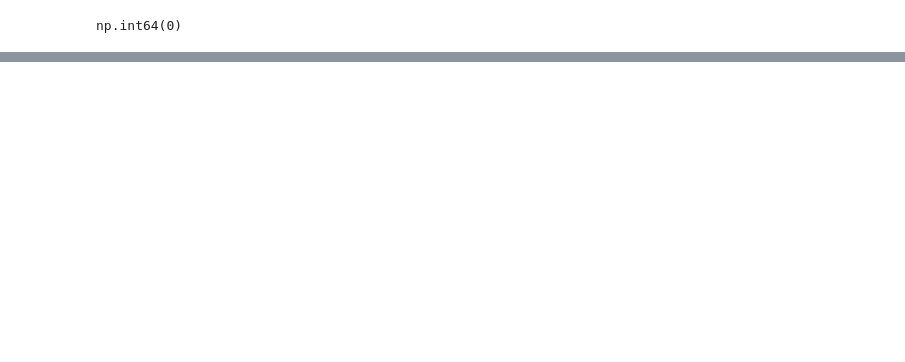
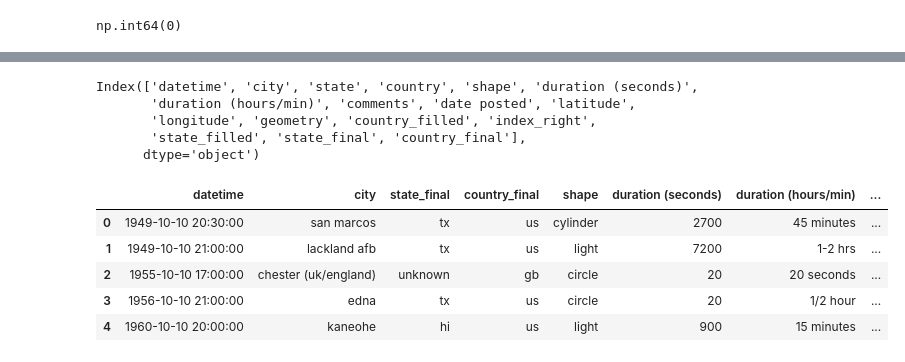
Before and after one commit to S9Den8/ufo-sightings-db, a Jupyter notebook: notebooks/ufo_sightings_initial_exploration.ipynb, the cells around one changed output, grey strips where cells are left out. Drawn from its saved outputs; the diff is of its cells as text; code cells hidden in the pictures; blank space fills up the shorter version.

```diff
--- a/notebooks/ufo_sightings_initial_exploration.ipynb
+++ b/notebooks/ufo_sightings_initial_exploration.ipynb
@@ -201,0 +943,8 @@ The following questions fall outside the scope of the current dataset and are no
+# %%
+# Apply conversion
+ufo_clean["country_final"] = ufo_clean["country_final"].map(
+    lambda x: country_name_to_code.get(x, x)    # keep same value if no match
+)
+
+# Preview results
+ufo_clean[["country", "country_filled", "country_final"]].head()
@@ -201,0 +986,3 @@ The following questions fall outside the scope of the current dataset and are no
+# %%
+# Ensure all country values are strings
+ufo_clean["country_final"] = ufo_clean["country_final"].astype(str)
@@ -201,0 +1006,6 @@ The following questions fall outside the scope of the current dataset and are no
+# %%
+# Apply conversion
+ufo_clean["country_final"] = ufo_clean["country_final"].apply(country_to_alpha2)
+
+# Review results
+sorted(ufo_clean["country_final"].dropna().unique())
@@ -201,0 +1155,8 @@ The following questions fall outside the scope of the current dataset and are no
+# %%
+ufo_clean["country_final"] = ufo_clean["country_final"].replace(
+    ["unknown", "nan", ""],
+    np.nan
+)
+
+# Verify results
+ufo_clean["country_final"].value_counts(dropna=False)
@@ -201,0 +1232,35 @@ The following questions fall outside the scope of the current dataset and are no
+# %%
+ufo_clean.columns
+# %% [output]
+Index(['datetime', 'city', 'state', 'country', 'shape', 'duration (seconds)',
+       'duration (hours/min)', 'comments', 'date posted', 'latitude',
+       'longitude', 'geometry', 'country_filled', 'index_right',
+       'state_filled', 'state_final', 'country_final'],
+      dtype='object')
+# %%
+# Select only the cleaned, final columns for analysis
+ufo_final = ufo_clean[[
+    "datetime",
+    "city",
+    "state_final",
+    "country_final",
+    "shape",
+    "duration (seconds)",
+    "duration (hours/min)",
+    "comments",
+    "date posted",
+    "latitude",
+    "longitude"
+]].copy()
+
+# Preview final dataset
+ufo_final.head(
+
+)
+# %% [output]
+|  | datetime | city | state_final | country_final | shape | duration (seconds) | duration (hours/min) | ... |
+| 0 | 1949-10-10 20:30:00 | san marcos | tx | us | cylinder | 2700 | 45 minutes | ... |
+| 1 | 1949-10-10 21:00:00 | lackland afb | tx | us | light | 7200 | 1-2 hrs | ... |
+| 2 | 1955-10-10 17:00:00 | chester (uk/england) | unknown | gb | circle | 20 | 20 seconds | ... |
+| 3 | 1956-10-10 21:00:00 | edna | tx | us | circle | 20 | 1/2 hour | ... |
+| 4 | 1960-10-10 20:00:00 | kaneohe | hi | us | light | 900 | 15 minutes | ... |
```
Also changed, not shown: parts of 163 cells of this notebook, 16 other files.
